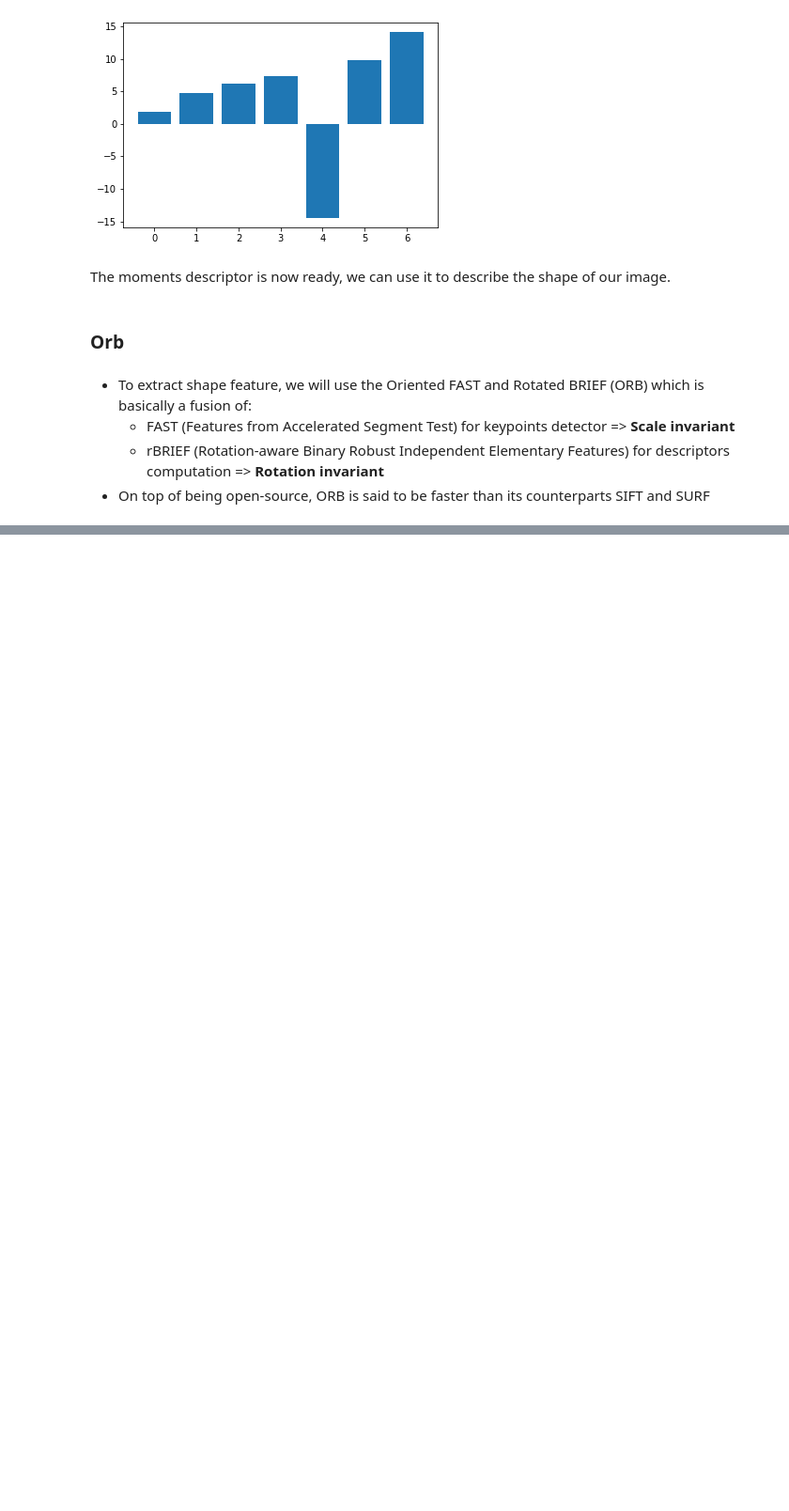
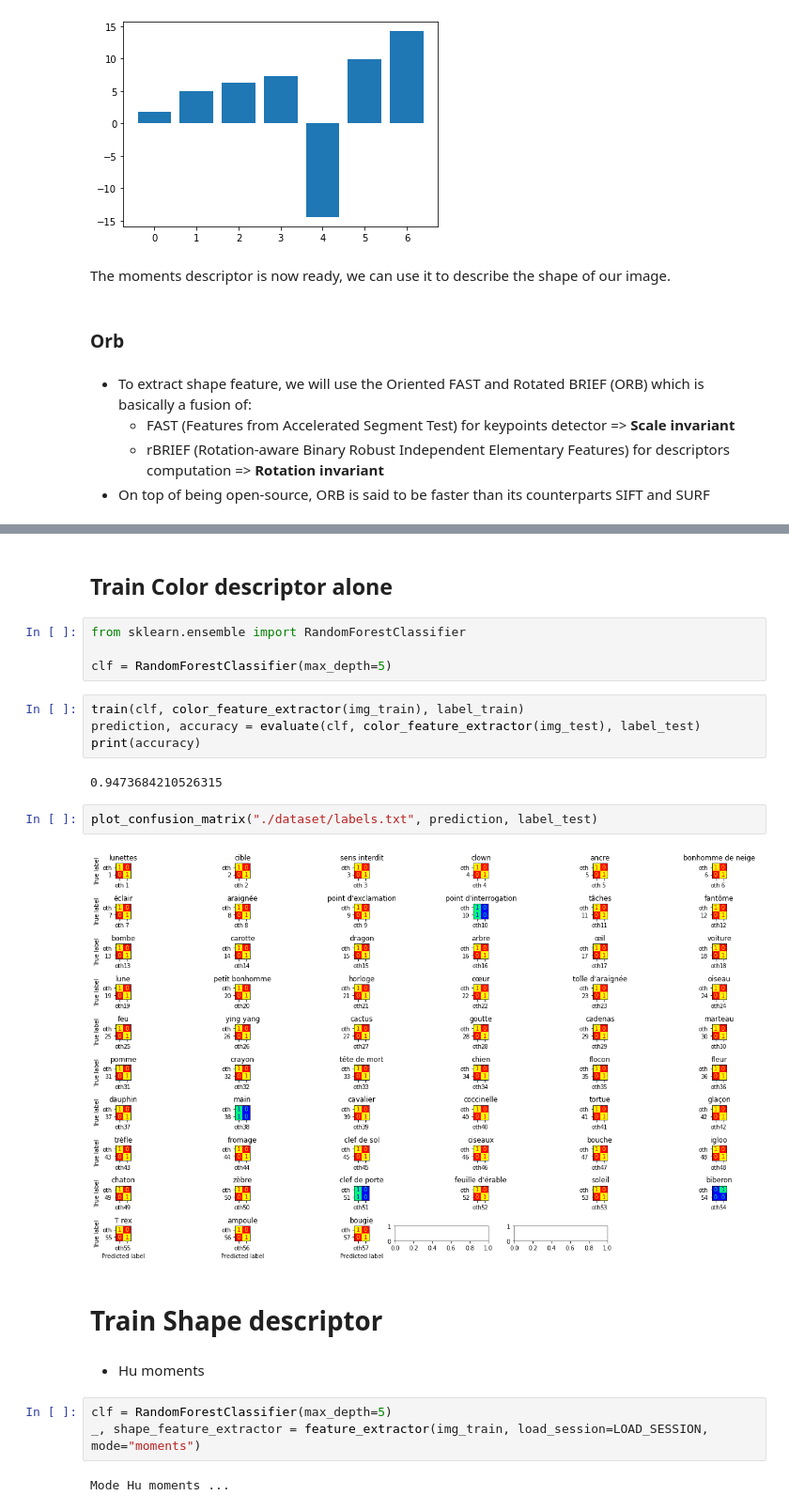
Before and after one commit to 3outeille/iml-project, a Jupyter notebook: notebook.ipynb, the cells around one changed output, grey strips where cells are left out. Shown at 94% size. Cells and saved outputs as stored; diff of their text form; blank space fills up the shorter version.

```diff
--- a/notebook.ipynb
+++ b/notebook.ipynb
@@ -374,0 +426,25 @@ draw_matches(original, kp1, rotated, kp2, matches)
+# %% [markdown]
+## Train Color descriptor alone
+# %%
+from sklearn.ensemble import RandomForestClassifier
+
+clf = RandomForestClassifier(max_depth=5)
+# %%
+train(clf, color_feature_extractor(img_train), label_train)
+prediction, accuracy = evaluate(clf, color_feature_extractor(img_test), label_test)
+print(accuracy)
+# %% [output]
+0.9473684210526315
+# %%
+plot_confusion_matrix("./dataset/labels.txt", prediction, label_test)
+# %% [output]
+[figure, added]
+# %% [markdown]
+# Train Shape descriptor
+# %% [markdown]
+- Hu moments
+# %%
+clf = RandomForestClassifier(max_depth=5)
+_, shape_feature_extractor = feature_extractor(img_train, load_session=LOAD_SESSION, mode="moments")
+# %% [output]
+Mode Hu moments ...
```
Also changed, not shown: parts of 40 cells of this notebook, 1 other file.
